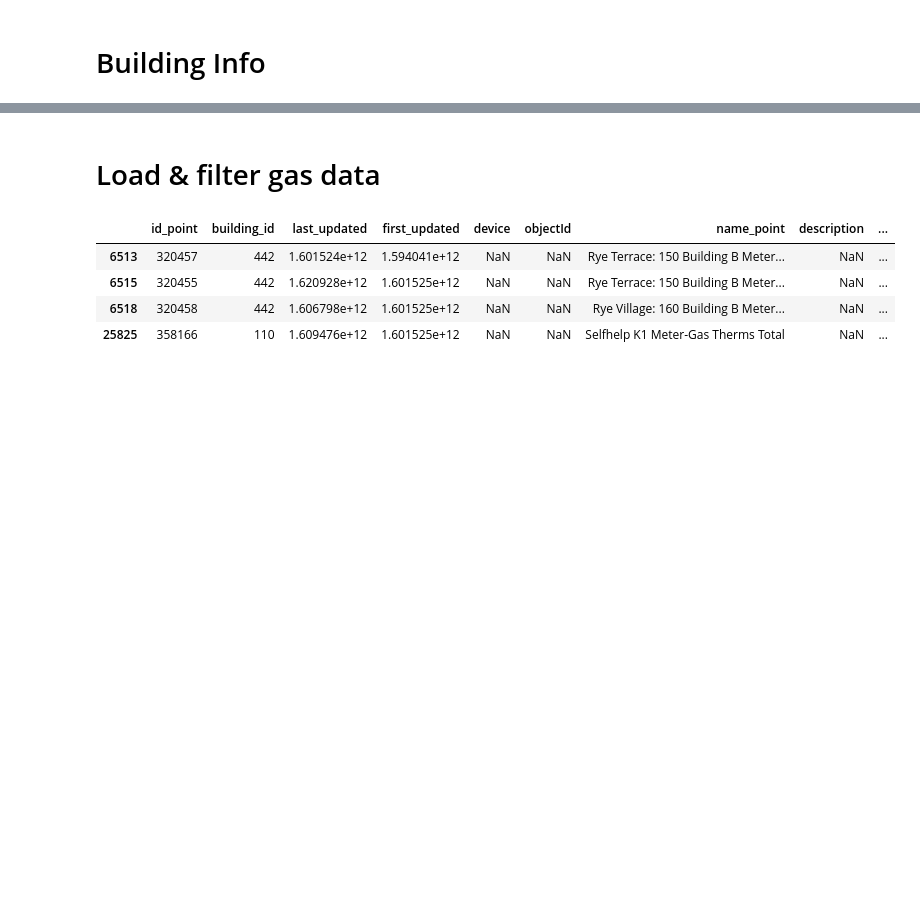
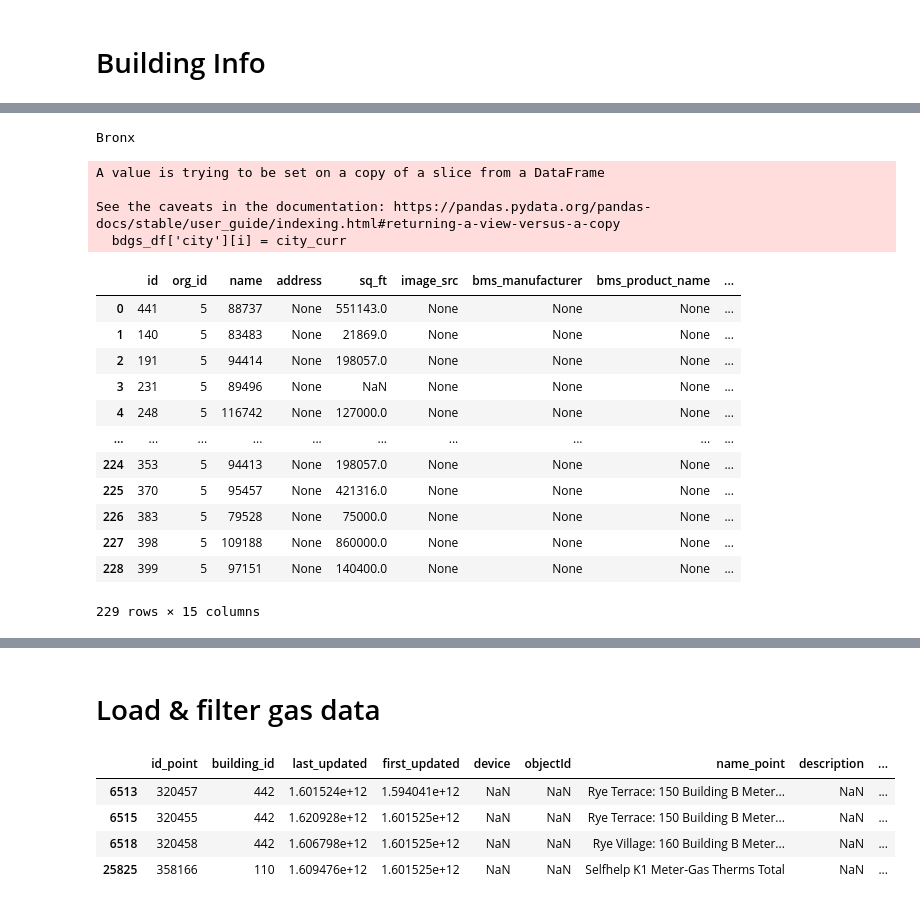
Before and after one commit to PengkunLiu/RTEM_CMU, a Jupyter notebook: RTEM Jupyter Notebook/a-rtem-heating-energy.ipynb, the cells around one changed output, grey strips where cells are left out. Saved outputs shown, nothing was run; the diff lists cells and outputs as text; code cells hidden in the pictures; blank space fills up the shorter version.

Commit message:
building geo info updated

```diff
--- a/RTEM Jupyter Notebook/a-rtem-heating-energy.ipynb
+++ b/RTEM Jupyter Notebook/a-rtem-heating-energy.ipynb
@@ -270,7 +268,7 @@ boiler_hhwr
 # Querying time-series: Boiler
 # %%
 boiler_hhws_points = list(boiler_hhws.id_point)
-boiler_hhwr_points = list(boiler_hhws.id_point)
+boiler_hhwr_points = list(boiler_hhwr.id_point)
 # %%
 boiler_hhws_data.first_updated.apply(lambda x: datetime.fromtimestamp(x/1000, timezone.utc)).min()
 # %% [output]
@@ -303,3 +301,6 @@ data_boiler_hhwr = points_df_from_streaming_timeseries(query_results_boiler_hhwr
 # %%
 data_boiler_hhws.to_csv("rtem_boiler_hhws_time_series.csv", index=False)
 data_boiler_hhwr.to_csv("rtem_boiler_hhwr_time_series.csv", index=False)
+# %%
+data_boiler_hhws["timestamp"] = pd.to_datetime(data_boiler_hhws['timestamp'], format='%Y-%m-%dT%H:%M:%S.%f')
+data_boiler_hhwr["timestamp"] = pd.to_datetime(data_boiler_hhwr['timestamp'], format='%Y-%m-%dT%H:%M:%S.%f')
@@ -324,3 +346,4 @@ for i in range(0, len(cols_s)):
 # Building Info
 # %%
 bdgs = client.get_all_buildings()
+bdgs_df = pd.DataFrame(bdgs)
@@ -326,0 +360,32 @@ bdgs = client.get_all_buildings()
+# %%
+county_0 = bdgs_df['info'][0]
+ainfo = county_0.get('geoCity')
+print(ainfo)
+# %% [output]
+Bronx
+# %%
+bdgs_df['city'] = " "
+# %%
+for i in bdgs_df.index:
+    info_dict = bdgs_df['info'][i]
+    city_curr = info_dict.get('geoCity')
+    bdgs_df['city'][i] = city_curr
+bdgs_df
+# %% [output]
+A value is trying to be set on a copy of a slice from a DataFrame
+
+See the caveats in the documentation: https://pandas.pydata.org/pandas-docs/stable/user_guide/indexing.html#returning-a-view-versus-a-copy
+  bdgs_df['city'][i] = city_curr
+|  | id | org_id | name | address | sq_ft | image_src | bms_manufacturer | bms_product_name | ... |
+| 0 | 441 | 5 | 88737 | None | 551143.0 | None | None | None | ... |
+| 1 | 140 | 5 | 83483 | None | 21869.0 | None | None | None | ... |
+| 2 | 191 | 5 | 94414 | None | 198057.0 | None | None | None | ... |
+| 3 | 231 | 5 | 89496 | None | NaN | None | None | None | ... |
+| 4 | 248 | 5 | 116742 | None | 127000.0 | None | None | None | ... |
+| ... | ... | ... | ... | ... | ... | ... | ... | ... | ... |
+| 224 | 353 | 5 | 94413 | None | 198057.0 | None | None | None | ... |
+| 225 | 370 | 5 | 95457 | None | 421316.0 | None | None | None | ... |
+| 226 | 383 | 5 | 79528 | None | 75000.0 | None | None | None | ... |
+| 227 | 398 | 5 | 109188 | None | 860000.0 | None | None | None | ... |
+| 228 | 399 | 5 | 97151 | None | 140400.0 | None | None | None | ... |
+229 rows × 15 columns
```
Also changed, not shown: parts of 16 cells of this notebook, 1 other file.
